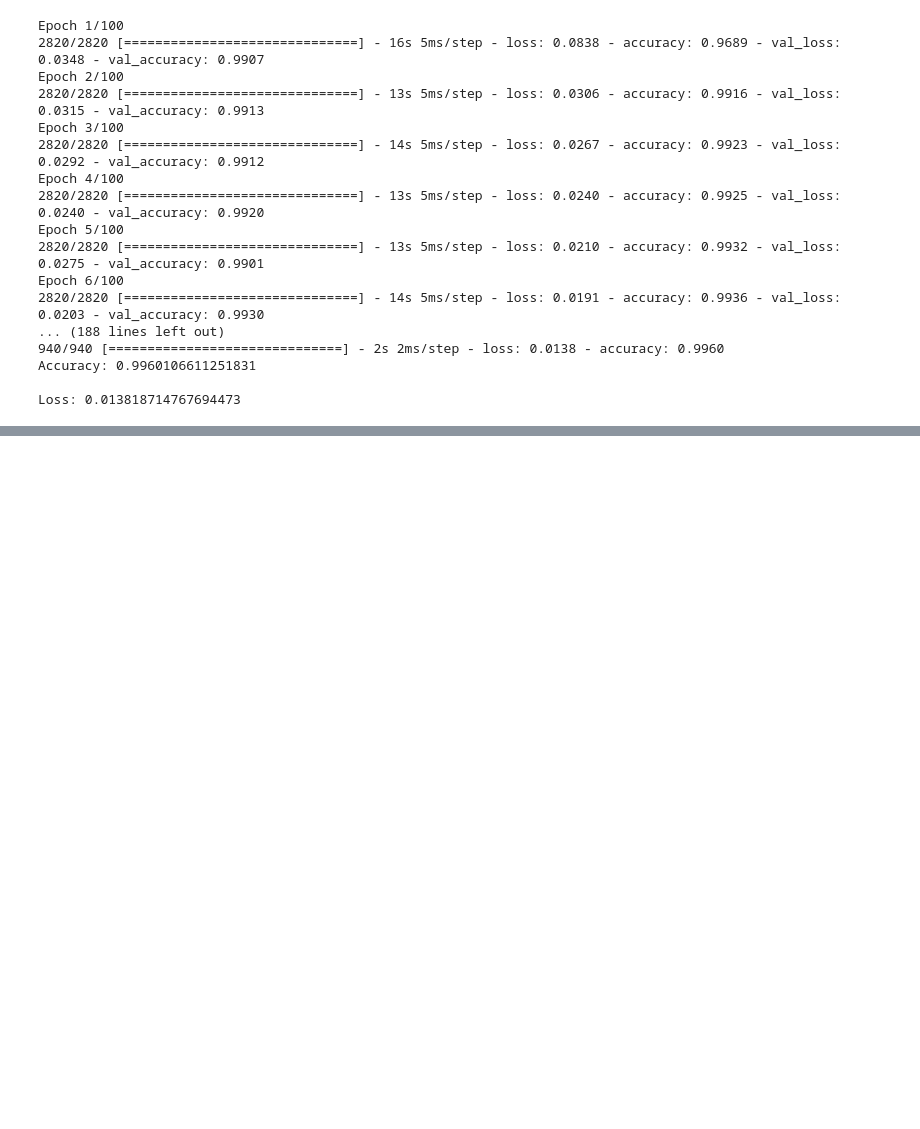
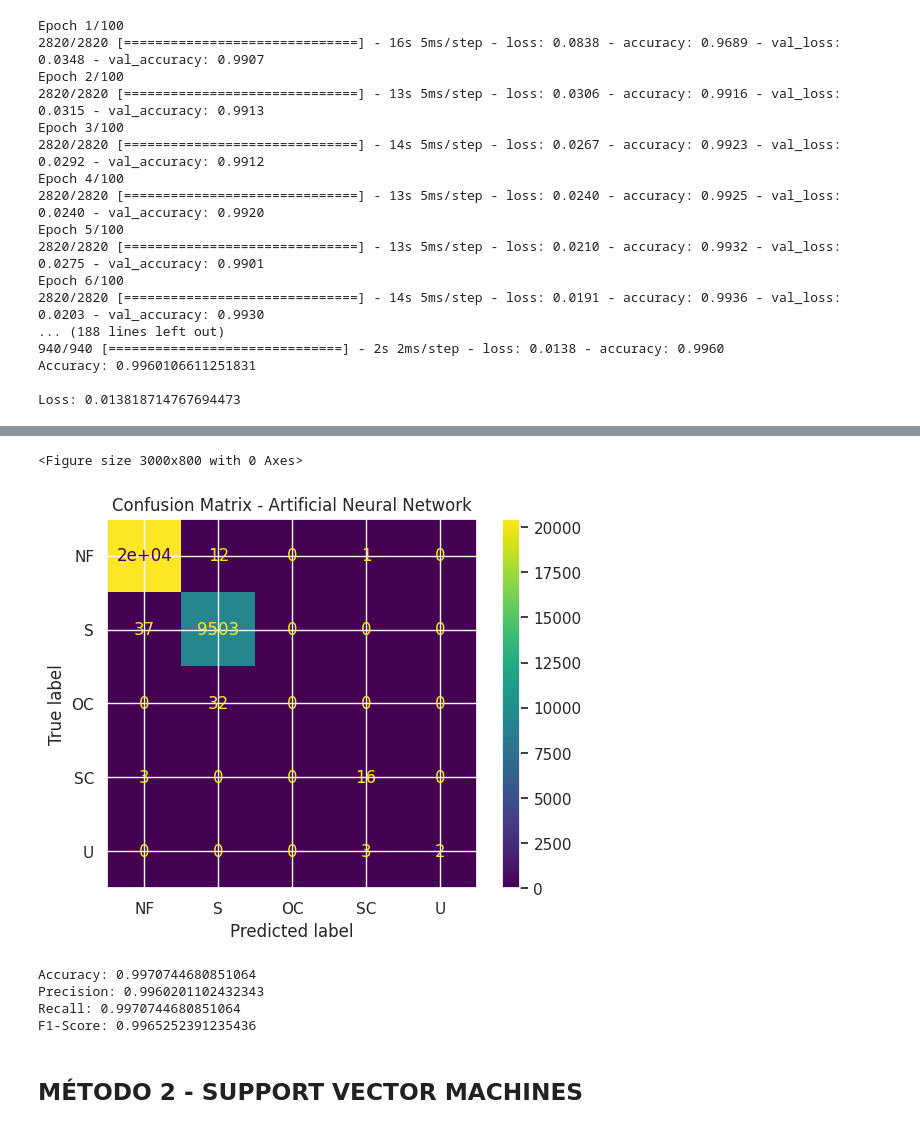
Before and after one commit to santyxd3000/Undergraduate-Project, a Jupyter notebook: Classifying_Models.ipynb, the cells around one changed output, grey strips where cells are left out. Drawn from its saved outputs; the diff is of its cells as text; code cells hidden in the pictures; blank space fills up the shorter version.

```diff
--- a/Classifying_Models.ipynb
+++ b/Classifying_Models.ipynb
@@ -275,0 +278,2 @@ Loss: 0.013818714767694473
+# %%
+ann_predict = ann_3.predict(x_test)
@@ -275,0 +282,17 @@ Loss: 0.013818714767694473
+# %%
+ann_predict_test = np.argmax(ann_predict, axis=1)
+# %%
+from sklearn.metrics import confusion_matrix, ConfusionMatrixDisplay
+
+labels = ['NF','S','OC','SC','U']
+
+cm = confusion_matrix(y_test, ann_predict_test)
+disp = ConfusionMatrixDisplay(confusion_matrix=cm, display_labels=labels)
+
+plt.figure(figsize=(30,8))
+disp.plot()
+plt.title("Confusion Matrix - Artificial Neural Network")
+plt.show()
+# %% [output]
+<Figure size 3000x800 with 0 Axes>
+[figure, added]
@@ -275,0 +304,12 @@ Loss: 0.013818714767694473
+# %%
+print("Accuracy: "+ str(accuracy))
+print("Precision: "+ str(precision))
+print("Recall: "+ str(recall))
+print("F1-Score: "+ str(f1_score))
+# %% [output]
+Accuracy: 0.9970744680851064
+Precision: 0.9960201102432343
+Recall: 0.9970744680851064
+F1-Score: 0.9965252391235436
+# %% [markdown]
+## MÉTODO 2 - SUPPORT VECTOR MACHINES
```
Also changed, not shown: parts of 3 cells of this notebook.
